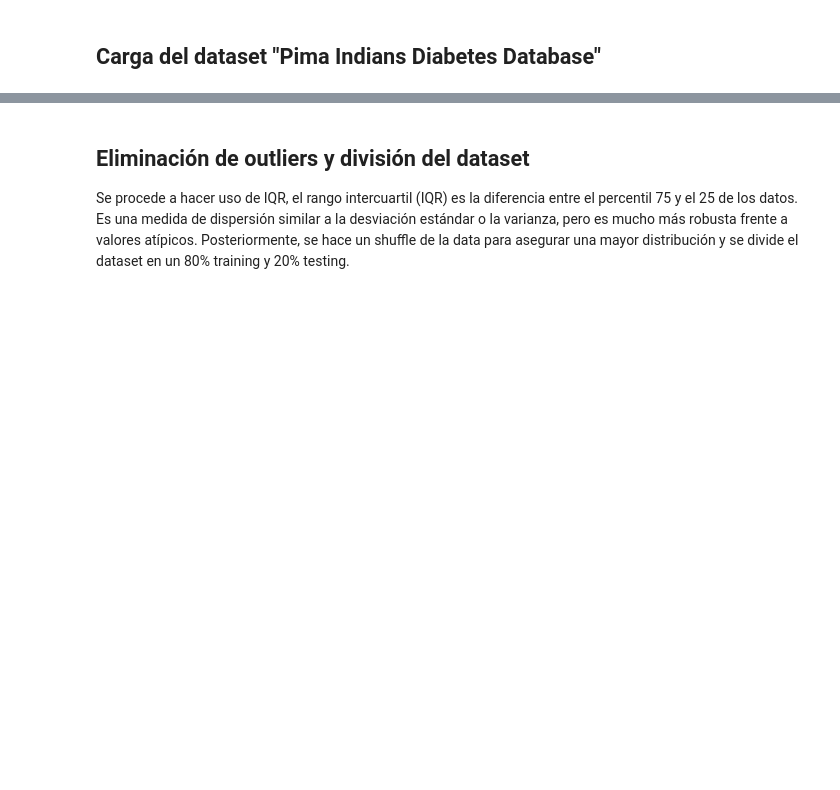
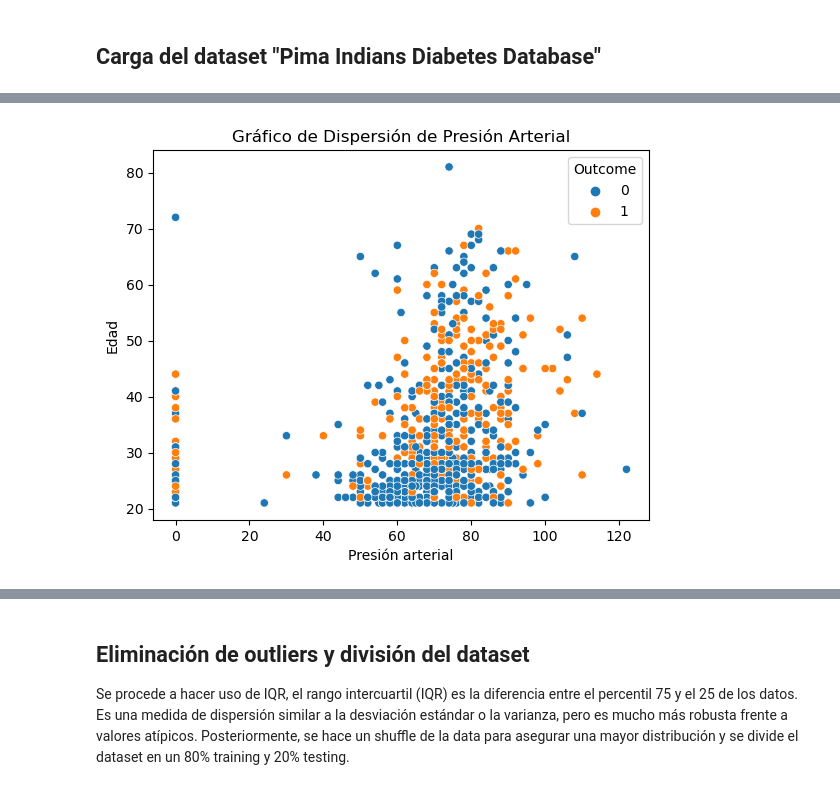
Before and after one commit to RavenInDisguise/ProyectoI_IA, a Jupyter notebook: proyecto_1.ipynb, the cells around one changed output, grey strips where cells are left out. Saved outputs shown, nothing was run; the diff lists cells and outputs as text; code cells hidden in the pictures; blank space fills up the shorter version.

```diff
--- a/proyecto_1.ipynb
+++ b/proyecto_1.ipynb
@@ -38,0 +96,10 @@ y = data['Outcome']
+# %%
+sns.scatterplot(x='BloodPressure', y='Age', hue='Outcome', data=data, )
+
+# Mostrar el gráfico
+plt.title("Gráfico de Dispersión de Presión Arterial")
+plt.xlabel("Presión arterial")
+plt.ylabel("Edad")
+plt.show()
+# %% [output]
+[figure, added]
```
Also changed, not shown: parts of 22 cells of this notebook.
